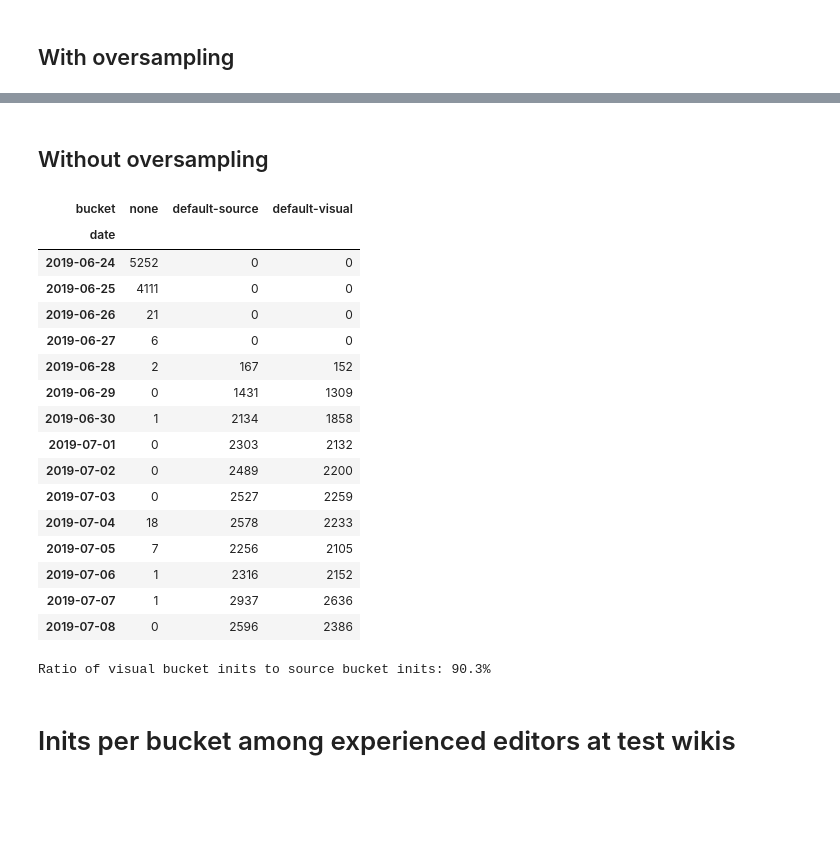
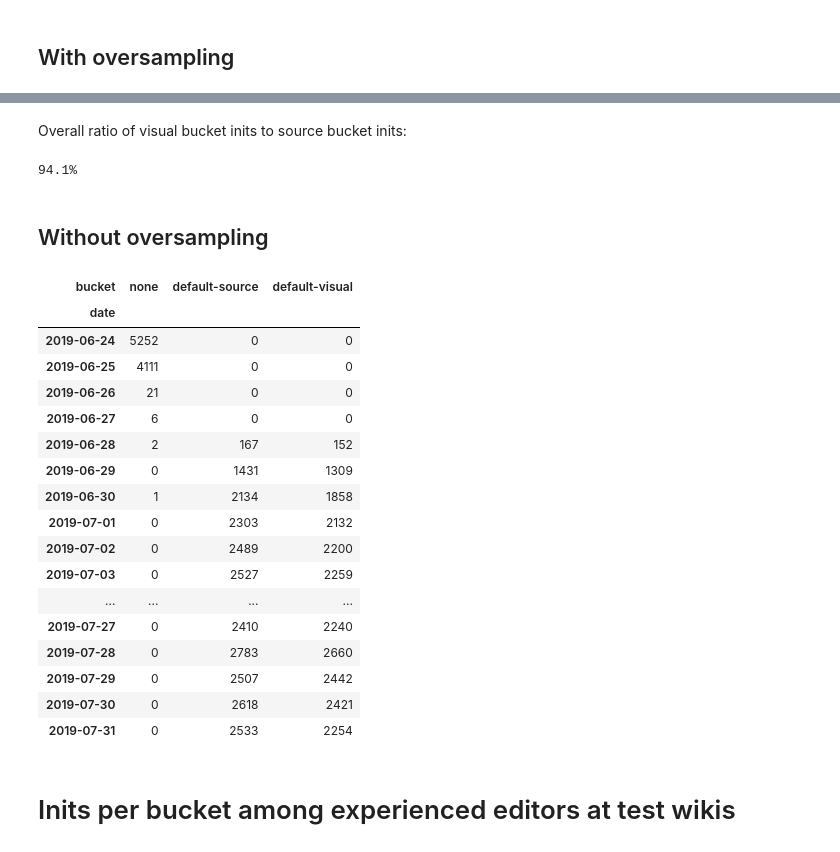
Before and after one commit to Mayakpwiki/2019-07-mobile-interfaces-experiment, a Jupyter notebook: post-deployment-checks.ipynb, the cells around one changed output, grey strips where cells are left out. Saved outputs shown, nothing was run; the diff lists cells and outputs as text; code cells hidden in the pictures; blank space fills up the shorter version.

```diff
--- a/post-deployment-checks.ipynb
+++ b/post-deployment-checks.ipynb
@@ -76,0 +104,21 @@ ax.yaxis.set_major_formatter(comma_fmt)
+# %%
+other_wiki_mobile_ve_events_r = hive.run("""
+select
+    date_format(dt, "yyyy-MM-dd") as date,
+    count(*) as other_wiki_mobile_ve_events
+from event.editattemptstep
+where
+    event.platform = "phone" and
+    event.editor_interface = "visualeditor" and
+    wiki not in (
+        'azwiki', 'bgwiki', 'zh_yuewiki', 'cawiki', 'hrwiki',
+        'dawiki', 'etwiki', 'fiwiki', 'elwiki', 'huwiki',
+        'mswiki', 'mlwiki', 'nowiki', 'ptwiki', 'rowiki',
+        'srwiki', 'svwiki', 'tawiki', 'thwiki', 'urwiki'
+    ) and
+    year = 2019 and (
+        (month = 6 and day > 15) or
+        (month = 7) or (month = 8)
+    )
+group by date_format(dt, "yyyy-MM-dd")
+""")
@@ -103,7 +161,7 @@ where
     ) and
     year = 2019 and (
         (month = 6 and day > 23) or
-        (month = 7)
+        (month = 7) or (month = 8)
     )
 group by date_format(dt, "yyyy-MM-dd"), event.bucket
 """)
@@ -141,3 +199,13 @@ oversampled_inits
+# %% [markdown]
+Overall ratio of visual bucket inits to source bucket inits:
+# %%
+comparable_inits = inits.query("date > '2019-07-13'")
+
+print(pct_str(
+    comparable_inits["default-visual"].sum() / comparable_inits["default-source"].sum()
+))
+# %% [output]
+94.1%
 # %% [markdown]
 ## Without oversampling
 # %%
@@ -167,42 +235,34 @@ group by date_format(dt, "yyyy-MM-dd"), event.bucket
 # %%
 inits = (
     inits_r
     .pivot(index="date", columns="bucket")
     .fillna(0)
     .xs("init", axis=1)
     .applymap(int)
     .rename({np.NaN: "none"}, axis=1)
-    .query("~(date == '2019-07-09')")
+    .query("~(date == '2019-08-07')")
 )
 
 inits
 # %% [output]
 | bucket | none | default-source | default-visual |
 | date |  |  |  |
 | 2019-06-24 | 5252 | 0 | 0 |
 | 2019-06-25 | 4111 | 0 | 0 |
 | 2019-06-26 | 21 | 0 | 0 |
 | 2019-06-27 | 6 | 0 | 0 |
 | 2019-06-28 | 2 | 167 | 152 |
 | 2019-06-29 | 0 | 1431 | 1309 |
 | 2019-06-30 | 1 | 2134 | 1858 |
 | 2019-07-01 | 0 | 2303 | 2132 |
 | 2019-07-02 | 0 | 2489 | 2200 |
 | 2019-07-03 | 0 | 2527 | 2259 |
-| 2019-07-04 | 18 | 2578 | 2233 |
-| 2019-07-05 | 7 | 2256 | 2105 |
-| 2019-07-06 | 1 | 2316 | 2152 |
-| 2019-07-07 | 1 | 2937 | 2636 |
-| 2019-07-08 | 0 | 2596 | 2386 |
+| ... | ... | ... | ... |
+| 2019-07-27 | 0 | 2410 | 2240 |
+| 2019-07-28 | 0 | 2783 | 2660 |
+| 2019-07-29 | 0 | 2507 | 2442 |
+| 2019-07-30 | 0 | 2618 | 2421 |
+| 2019-07-31 | 0 | 2533 | 2254 |
-# %%
-print(
-    "Ratio of visual bucket inits to source bucket inits:",
-    pct_str(
-        inits["default-visual"].sum() / inits["default-source"].sum()
-    )
-)
-# %% [output]
-Ratio of visual bucket inits to source bucket inits: 90.3%
 # %% [markdown]
 # Inits per bucket among experienced editors at test wikis
 # %% [markdown]
```
Also changed, not shown: parts of 33 cells of this notebook.
